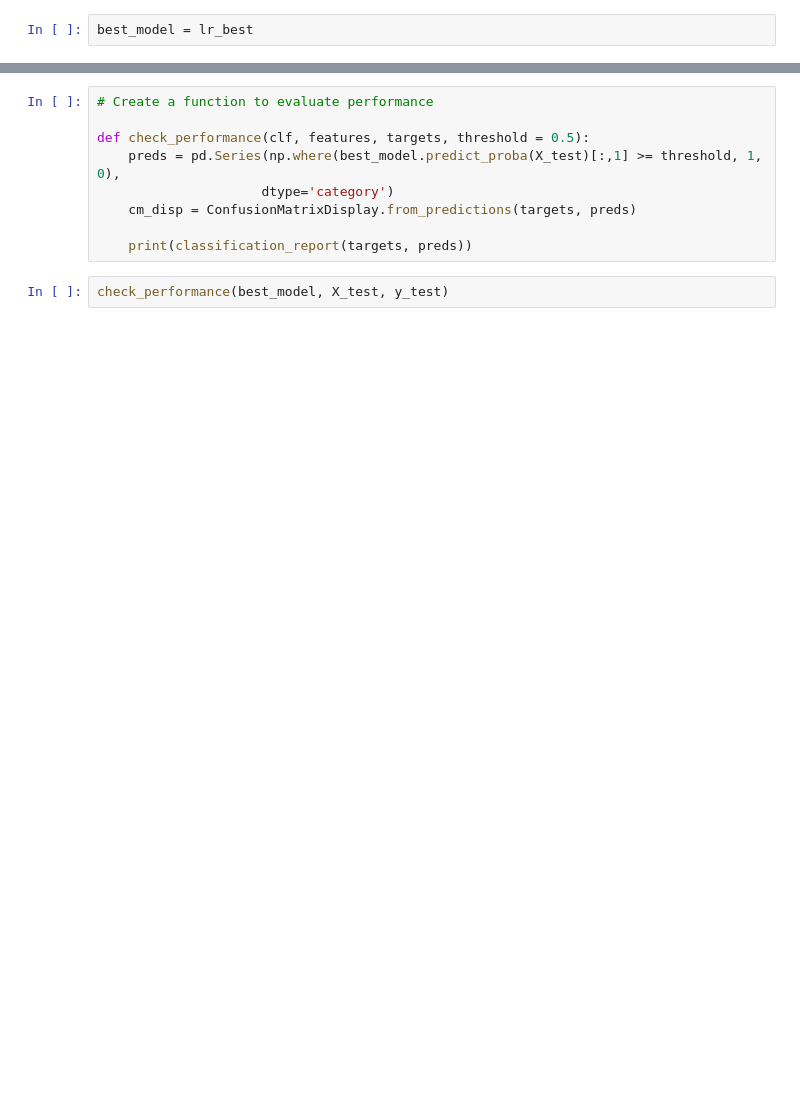
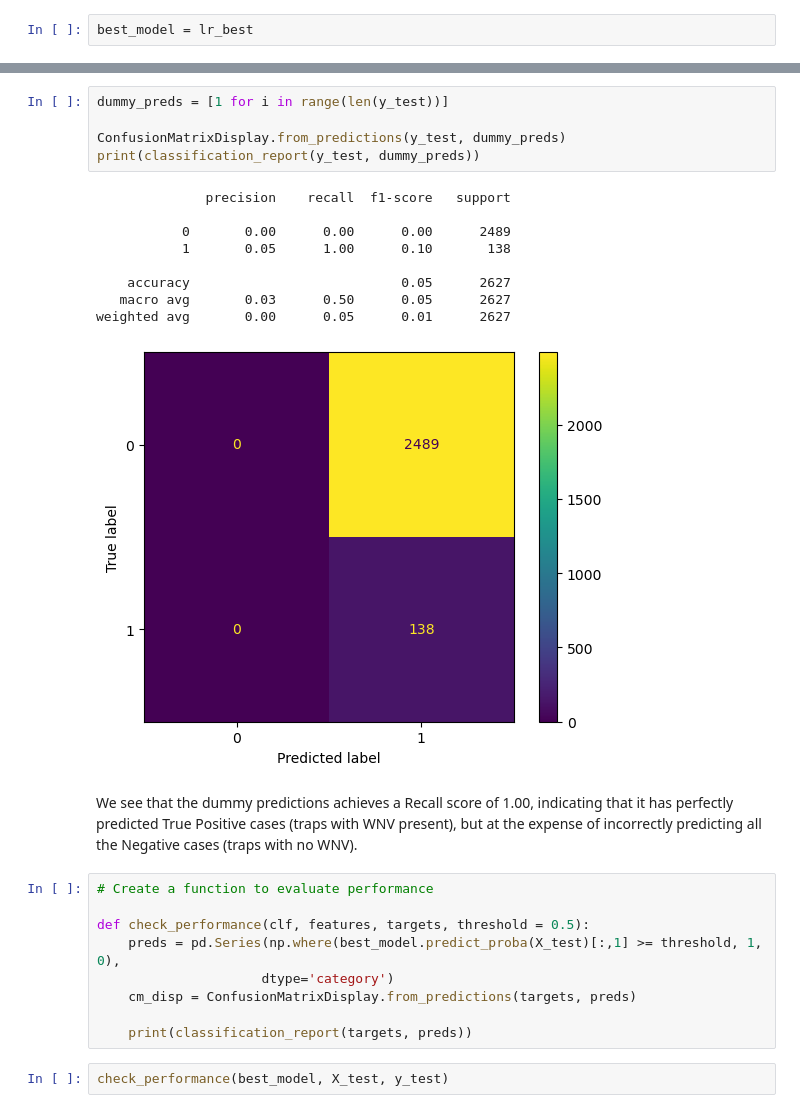
Before and after one commit to eeshawn11/DSI33-Project4, a Jupyter notebook: code/Part_3_WNV_Modeling.ipynb, the cells around one changed output, grey strips where cells are left out. Saved outputs shown, nothing was run; the diff lists cells and outputs as text; blank space fills up the shorter version.

```diff
--- a/code/Part_3_WNV_Modeling.ipynb
+++ b/code/Part_3_WNV_Modeling.ipynb
@@ -551,3 +482,20 @@ best_model = lr_best
+# %%
+dummy_preds = [1 for i in range(len(y_test))]
+
+ConfusionMatrixDisplay.from_predictions(y_test, dummy_preds)
+print(classification_report(y_test, dummy_preds))
+# %% [output]
+              precision    recall  f1-score   support
+
+           0       0.00      0.00      0.00      2489
+           1       0.05      1.00      0.10       138
+
+    accuracy                           0.05      2627
+   macro avg       0.03      0.50      0.05      2627
+weighted avg       0.00      0.05      0.01      2627
+[figure, added]
+# %% [markdown]
+We see that the dummy predictions achieves a Recall score of 1.00, indicating that it has perfectly predicted True Positive cases (traps with WNV present), but at the expense of incorrectly predicting all the Negative cases (traps with no WNV).
 # %%
 # Create a function to evaluate performance
 
```
Also changed, not shown: parts of 38 cells of this notebook, 3 other files.
